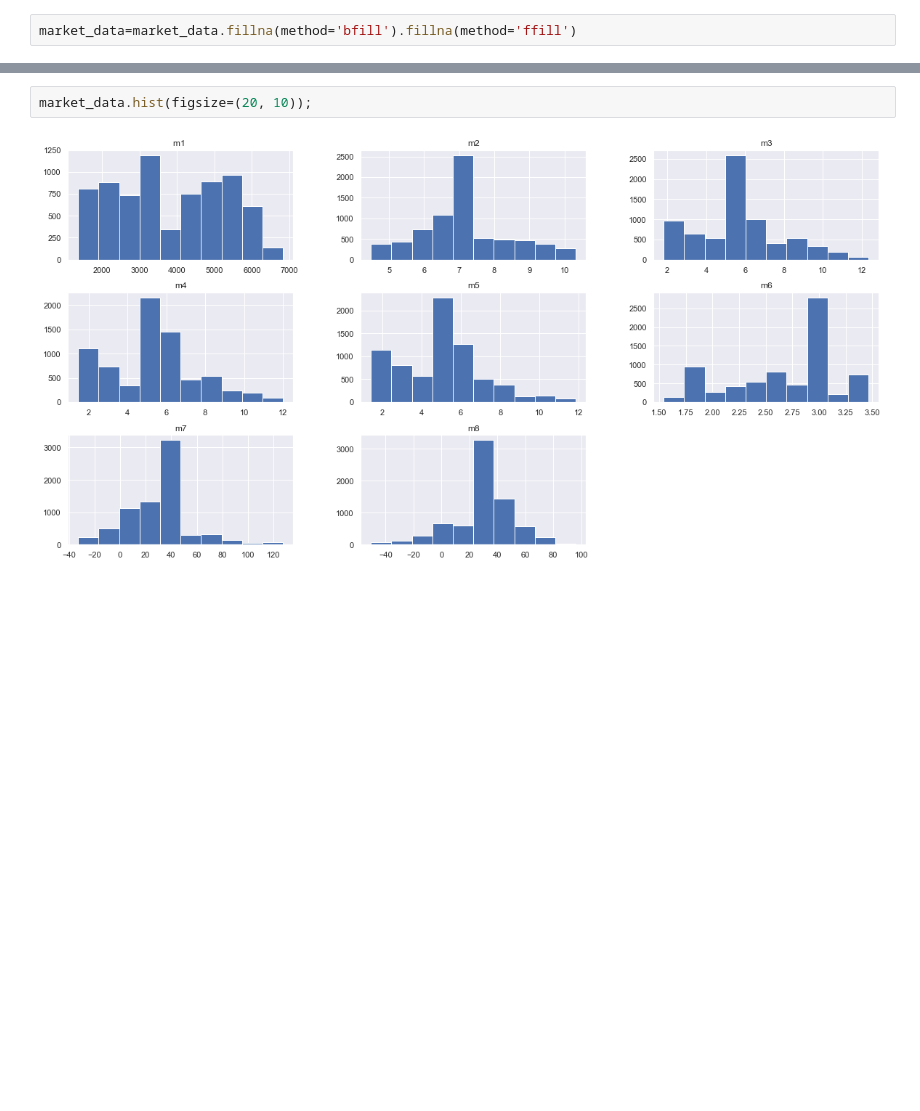
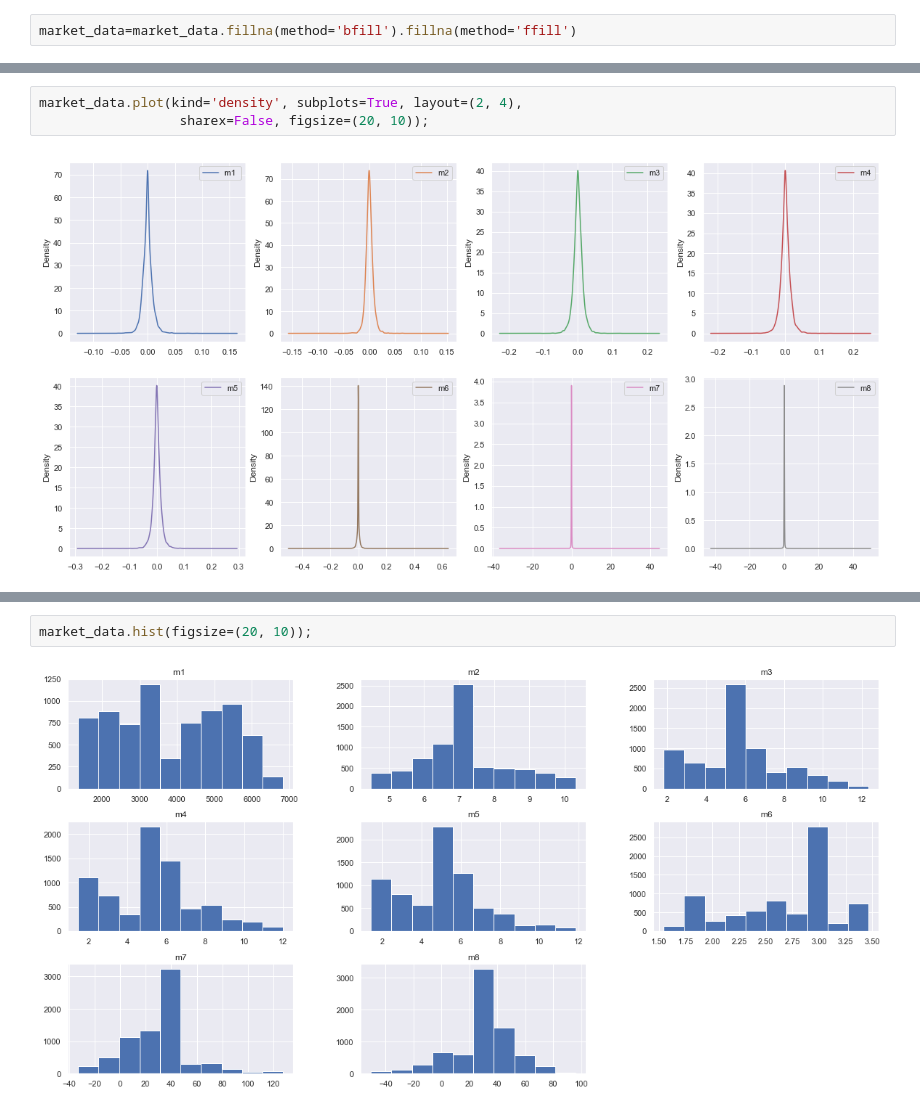
Before and after one commit to laureat/Python, a Jupyter notebook: AUD.ipynb, the cells around one changed output, grey strips where cells are left out. Drawn from its saved outputs; the diff is of its cells as text; blank space fills up the shorter version.

```diff
--- a/AUD.ipynb
+++ b/AUD.ipynb
@@ -30,0 +112,5 @@ market_data=market_data.fillna(method='bfill').fillna(method='ffill')
+# %%
+market_data.plot(kind='density', subplots=True, layout=(2, 4),
+                  sharex=False, figsize=(20, 10));
+# %% [output]
+[figure, added]
```
Also changed, not shown: parts of 25 cells of this notebook, 1 other file.
